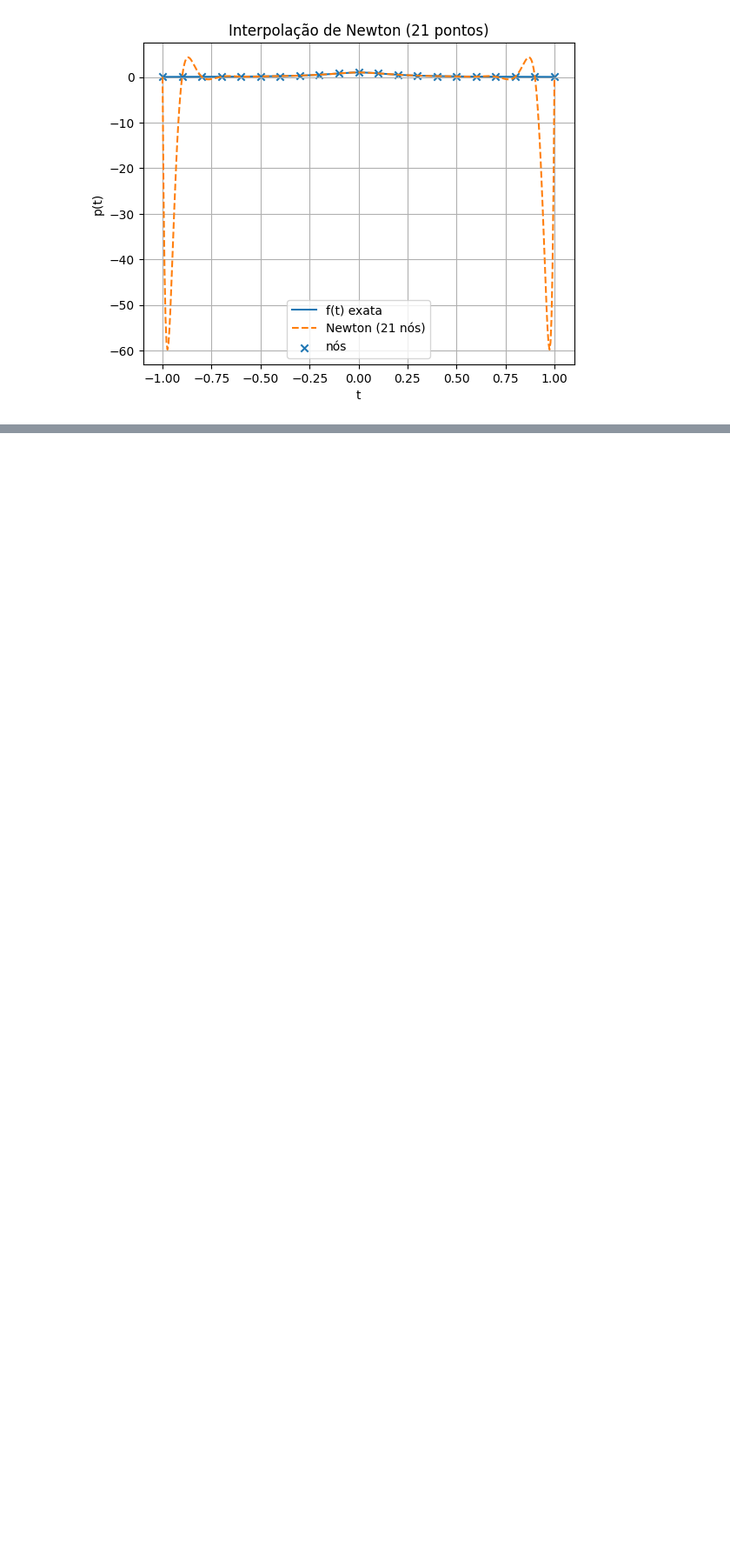
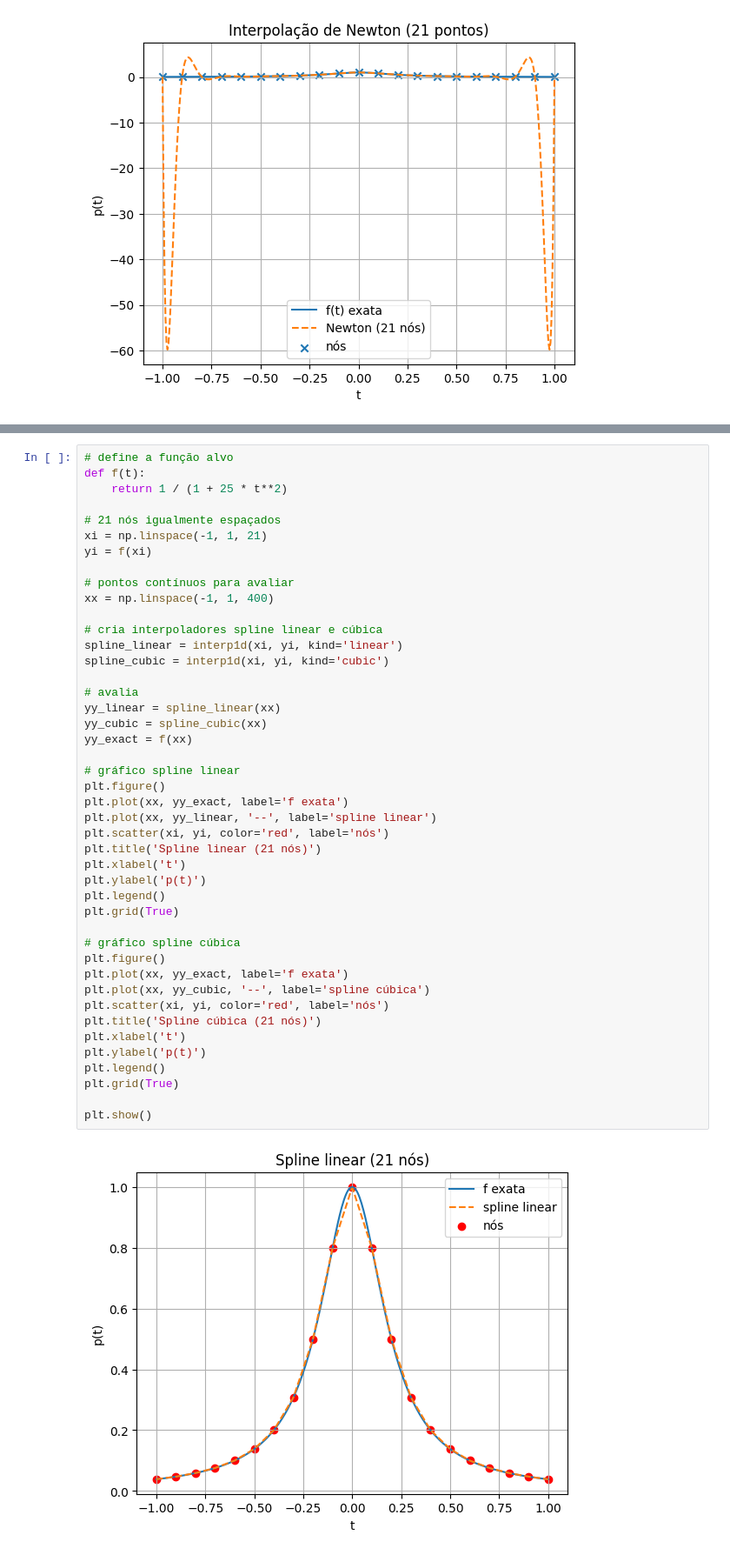
Before and after one commit to lfelipediniz/NumericEssentials, a Jupyter notebook: NumericEssentials.ipynb, the cells around one changed output, grey strips where cells are left out. Shown at 87% size. Cells and saved outputs as stored; diff of their text form; blank space fills up the shorter version.

```diff
--- a/NumericEssentials.ipynb
+++ b/NumericEssentials.ipynb
@@ -1950,0 +1992,46 @@ plt.show()
+# %%
+# define a função alvo
+def f(t):
+    return 1 / (1 + 25 * t**2)
+
+# 21 nós igualmente espaçados
+xi = np.linspace(-1, 1, 21)
+yi = f(xi)
+
+# pontos contínuos para avaliar
+xx = np.linspace(-1, 1, 400)
+
+# cria interpoladores spline linear e cúbica
+spline_linear = interp1d(xi, yi, kind='linear')
+spline_cubic = interp1d(xi, yi, kind='cubic')
+
+# avalia
+yy_linear = spline_linear(xx)
+yy_cubic = spline_cubic(xx)
+yy_exact = f(xx)
+
+# gráfico spline linear
+plt.figure()
+plt.plot(xx, yy_exact, label='f exata')
+plt.plot(xx, yy_linear, '--', label='spline linear')
+plt.scatter(xi, yi, color='red', label='nós')
+plt.title('Spline linear (21 nós)')
+plt.xlabel('t')
+plt.ylabel('p(t)')
+plt.legend()
+plt.grid(True)
+
+# gráfico spline cúbica
+plt.figure()
+plt.plot(xx, yy_exact, label='f exata')
+plt.plot(xx, yy_cubic, '--', label='spline cúbica')
+plt.scatter(xi, yi, color='red', label='nós')
+plt.title('Spline cúbica (21 nós)')
+plt.xlabel('t')
+plt.ylabel('p(t)')
+plt.legend()
+plt.grid(True)
+
+plt.show()
+# %% [output]
+[figure, added]
```
Also changed, not shown: parts of 3 cells of this notebook.
